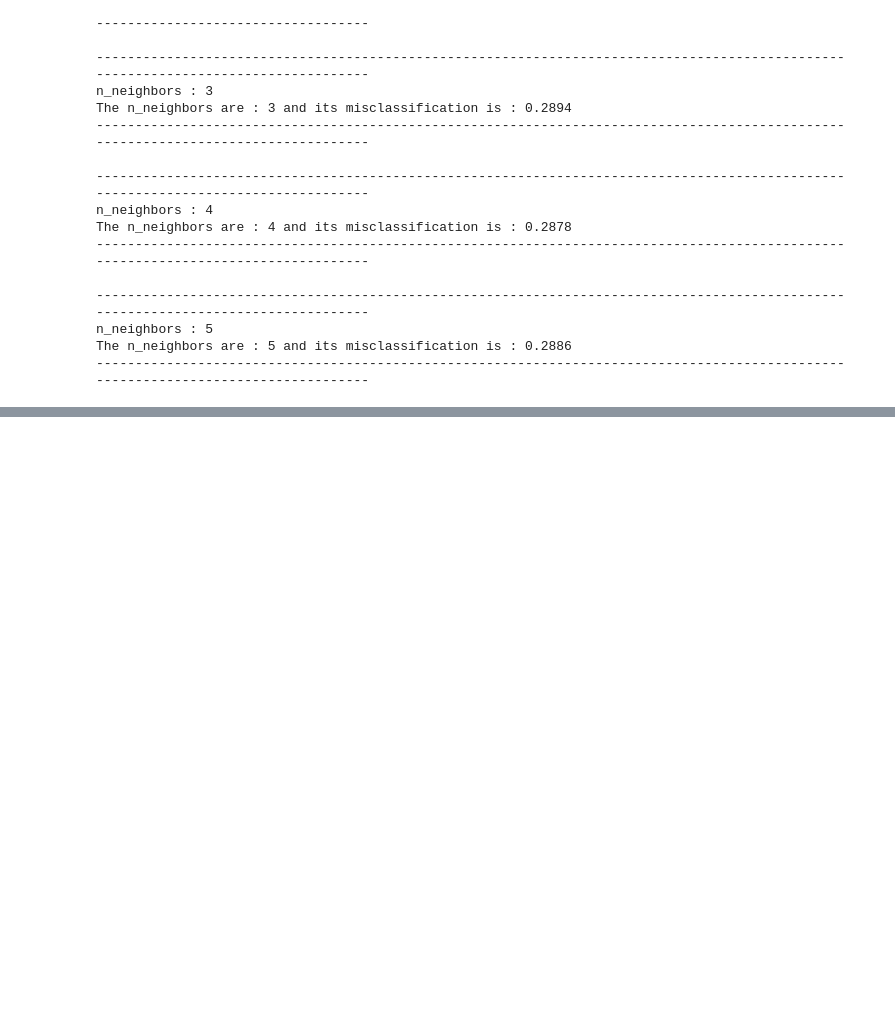
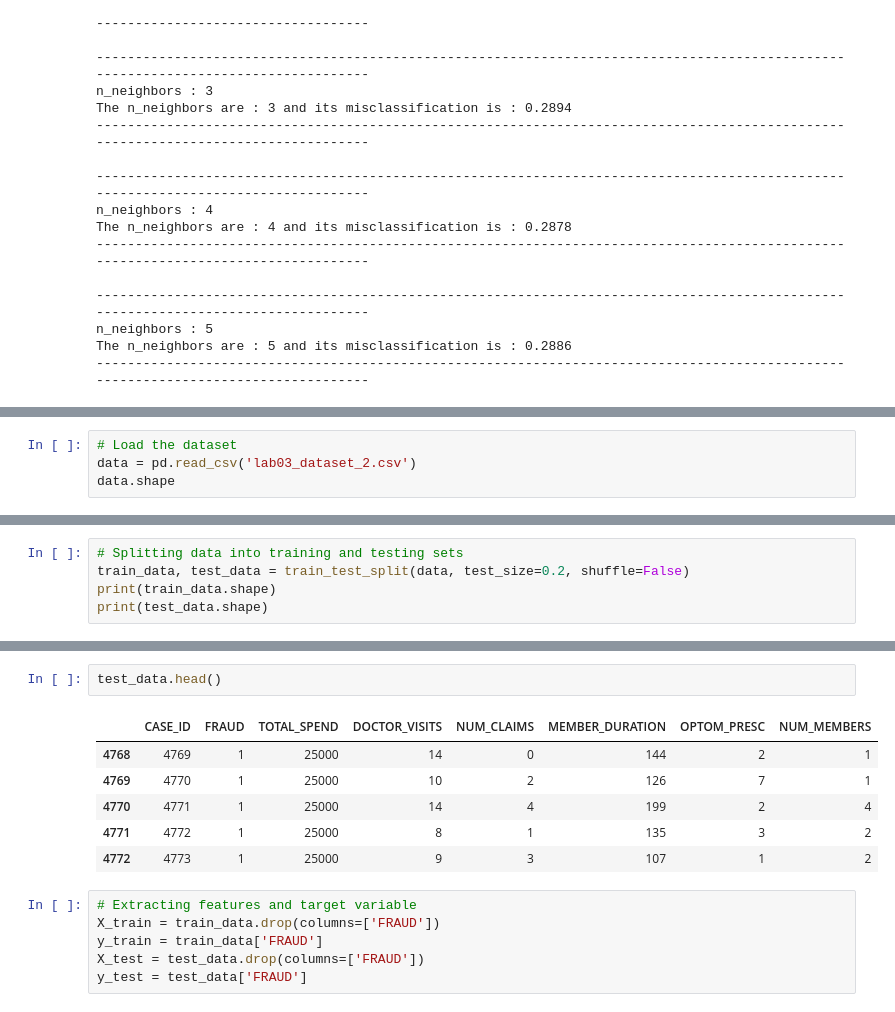
Before and after one commit to DeneshwaraSai/IIT-CS484-ML, a Jupyter notebook: Assignment3/problem2.ipynb, the cells around one changed output, grey strips where cells are left out. Cells and saved outputs as stored; diff of their text form; blank space fills up the shorter version.

```diff
--- a/Assignment3/problem2.ipynb
+++ b/Assignment3/problem2.ipynb
@@ -186,0 +196,4 @@ The n_neighbors are : 5 and its misclassification is : 0.2886
+# %%
+# Load the dataset
+data = pd.read_csv('lab03_dataset_2.csv')
+data.shape
@@ -186,0 +211,5 @@ The n_neighbors are : 5 and its misclassification is : 0.2886
+# %%
+# Splitting data into training and testing sets
+train_data, test_data = train_test_split(data, test_size=0.2, shuffle=False)
+print(train_data.shape)
+print(test_data.shape)
@@ -186,0 +228,15 @@ The n_neighbors are : 5 and its misclassification is : 0.2886
+# %%
+test_data.head()
+# %% [output]
+|  | CASE_ID | FRAUD | TOTAL_SPEND | DOCTOR_VISITS | NUM_CLAIMS | MEMBER_DURATION | OPTOM_PRESC | NUM_MEMBERS |
+| 4768 | 4769 | 1 | 25000 | 14 | 0 | 144 | 2 | 1 |
+| 4769 | 4770 | 1 | 25000 | 10 | 2 | 126 | 7 | 1 |
+| 4770 | 4771 | 1 | 25000 | 14 | 4 | 199 | 2 | 4 |
+| 4771 | 4772 | 1 | 25000 | 8 | 1 | 135 | 3 | 2 |
+| 4772 | 4773 | 1 | 25000 | 9 | 3 | 107 | 1 | 2 |
+# %%
+# Extracting features and target variable
+X_train = train_data.drop(columns=['FRAUD'])
+y_train = train_data['FRAUD']
+X_test = test_data.drop(columns=['FRAUD'])
+y_test = test_data['FRAUD']
```
Also changed, not shown: parts of 14 cells of this notebook, 1 other file.
